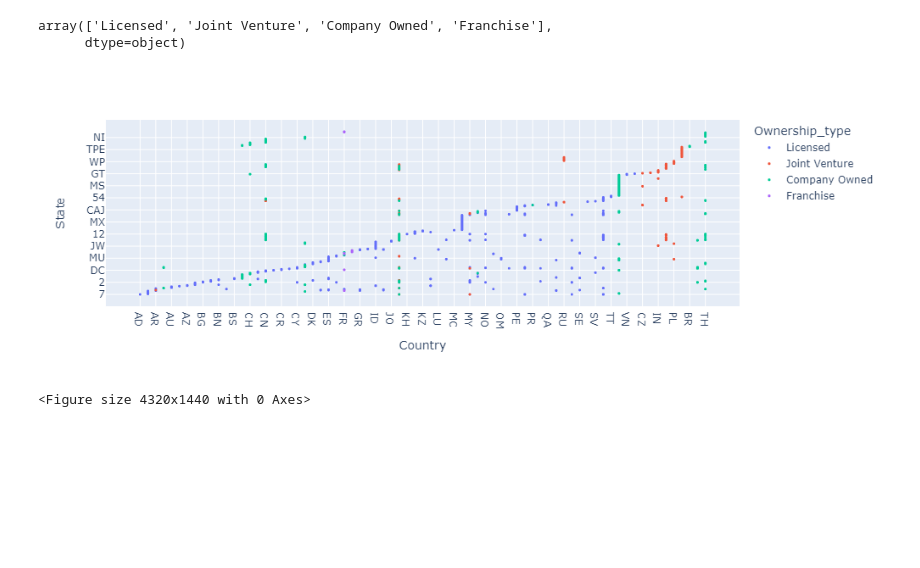
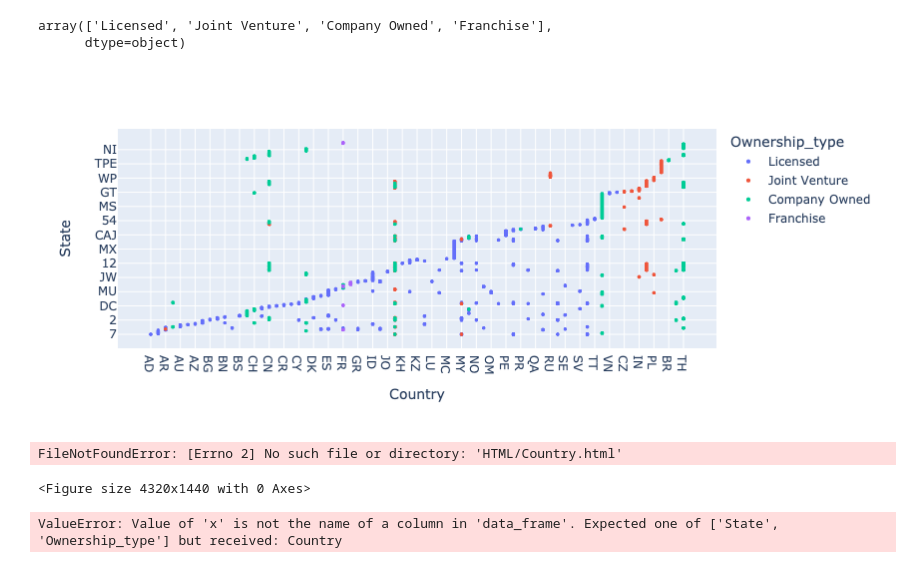
Before and after one commit to Ramyals-web/Starbucks-Project, a Jupyter notebook: dire.ipynb, the cells around one changed output. Saved outputs shown, nothing was run; the diff lists cells and outputs as text; code cells hidden in the pictures; blank space fills up the shorter version.

```diff
--- a/dire.ipynb
+++ b/dire.ipynb
@@ -122,14 +120,15 @@ array(['Licensed', 'Joint Venture', 'Company Owned', 'Franchise'],
 # %%
 fig = px.scatter(stores_df, x='Country',
                 y='State',
                 color='Ownership_type',
-                hover_data=['Country'])
+                hover_data=['Country','State'],size_max = 200)
 
-fig.update_traces(marker={'size':3})
+fig.update_traces(marker={'size':4})
 plt.figure(figsize=(60,20))
 fig.show()
 plt.savefig("Images/Country.png")
 fig.write_html("HTML/Country.html")
 # %% [output]
-[figure, old version]
+[figure, new version]
-<Figure size 4320x1440 with 0 Axes>
+FileNotFoundError: [Errno 2] No such file or directory: 'HTML/Country.html'
+<Figure size 4320x1440 with 0 Axes>
@@ -135,0 +150,15 @@ fig.write_html("HTML/Country.html")
+# %%
+State_ownership_types = stores_df.loc[stores_df["Country"]=='US'][["State","Ownership_type"]]
+State_ownership_types
+State_ownership_count = stores_df.groupby(["Country","State","Ownership_type"]).count()
+State_ownership_count
+fig = px.scatter(State_ownership_types, x='Country',
+                y='State',
+                color='Ownership_type',
+                hover_data=['Country'],size_max = 200)
+
+fig.update_traces(marker={'size':4})
+plt.figure(figsize=(60,20))
+fig.show()
+# %% [output]
+ValueError: Value of 'x' is not the name of a column in 'data_frame'. Expected one of ['State', 'Ownership_type'] but received: Country
```
Also changed, not shown: parts of 5 cells of this notebook, 3 other files.
